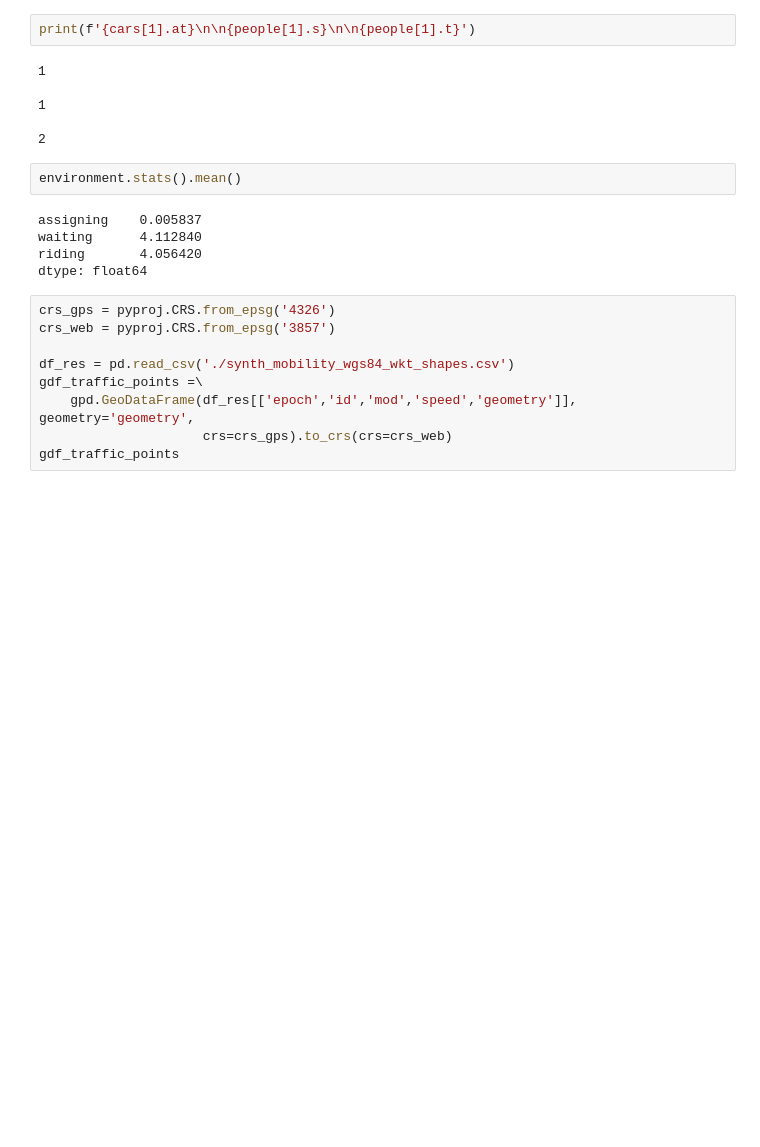
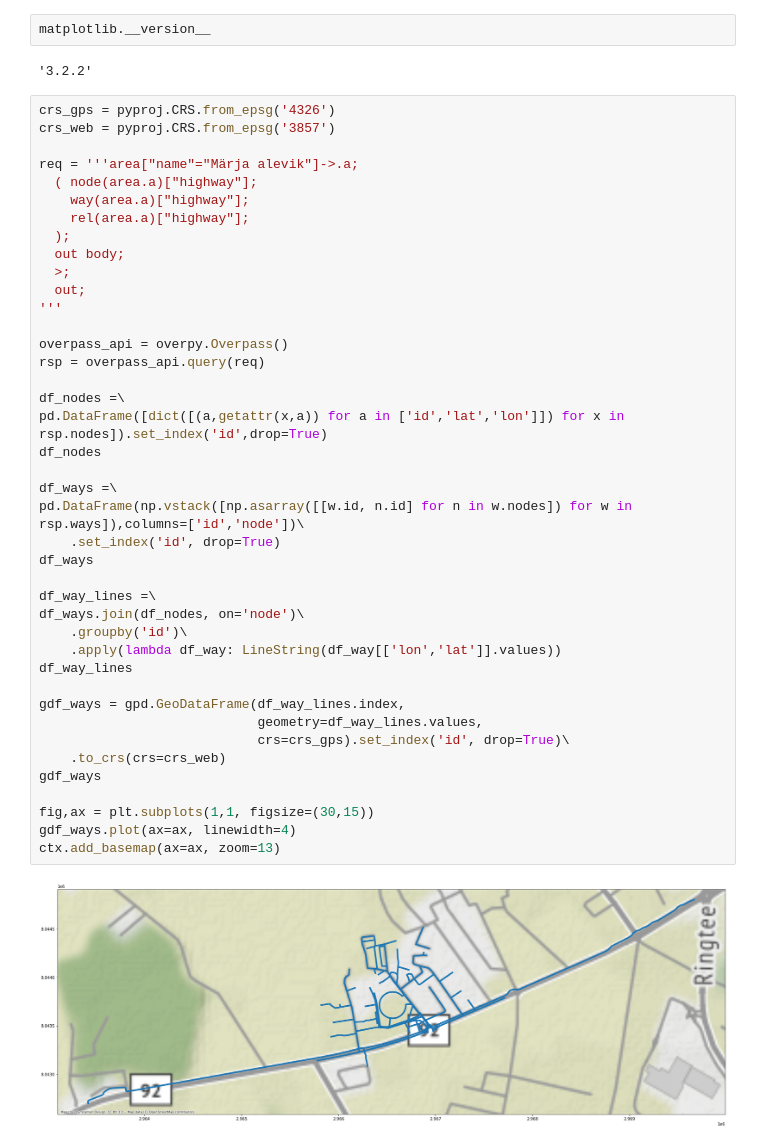
Before and after one commit to valart/smarTaxi, a Jupyter notebook: Environment.ipynb, the cells around one changed output. Saved outputs shown, nothing was run; the diff lists cells and outputs as text; blank space fills up the shorter version.

Commit message:
Added visualisation. Amount of cars limited to 10.

```diff
--- a/Environment.ipynb
+++ b/Environment.ipynb
@@ -279,24 +31,47 @@ while time <= 10 ** 4:
-# %%
-print(f'{cars[1].at}\n\n{people[1].s}\n\n{people[1].t}')
-# %% [output]
-1
-
-1
-
-2
-# %%
-environment.stats().mean()
-# %% [output]
-assigning    0.005837
-waiting      4.112840
-riding       4.056420
-dtype: float64
-# %%
-crs_gps = pyproj.CRS.from_epsg('4326')
-crs_web = pyproj.CRS.from_epsg('3857')
-
-df_res = pd.read_csv('./synth_mobility_wgs84_wkt_shapes.csv')
-gdf_traffic_points =\
-    gpd.GeoDataFrame(df_res[['epoch','id','mod','speed','geometry']], geometry='geometry',
-                     crs=crs_gps).to_crs(crs=crs_web)
-gdf_traffic_points
+# %%
+matplotlib.__version__
+# %% [output]
+'3.2.2'
+# %%
+crs_gps = pyproj.CRS.from_epsg('4326')
+crs_web = pyproj.CRS.from_epsg('3857')
+
+req = '''area["name"="Märja alevik"]->.a;
+  ( node(area.a)["highway"];
+    way(area.a)["highway"];
+    rel(area.a)["highway"];
+  );
+  out body;
+  >;
+  out;
+'''
+
+overpass_api = overpy.Overpass()
+rsp = overpass_api.query(req)
+
+df_nodes =\
+pd.DataFrame([dict([(a,getattr(x,a)) for a in ['id','lat','lon']]) for x in rsp.nodes]).set_index('id',drop=True)
+df_nodes
+
+df_ways =\
+pd.DataFrame(np.vstack([np.asarray([[w.id, n.id] for n in w.nodes]) for w in rsp.ways]),columns=['id','node'])\
+    .set_index('id', drop=True)
+df_ways
+
+df_way_lines =\
+df_ways.join(df_nodes, on='node')\
+    .groupby('id')\
+    .apply(lambda df_way: LineString(df_way[['lon','lat']].values))
+df_way_lines
+
+gdf_ways = gpd.GeoDataFrame(df_way_lines.index,
+                            geometry=df_way_lines.values,
+                            crs=crs_gps).set_index('id', drop=True)\
+    .to_crs(crs=crs_web)
+gdf_ways
+
+fig,ax = plt.subplots(1,1, figsize=(30,15))
+gdf_ways.plot(ax=ax, linewidth=4)
+ctx.add_basemap(ax=ax, zoom=13)
+# %% [output]
+[figure, added]
```
Also changed, not shown: parts of 16 cells of this notebook.
